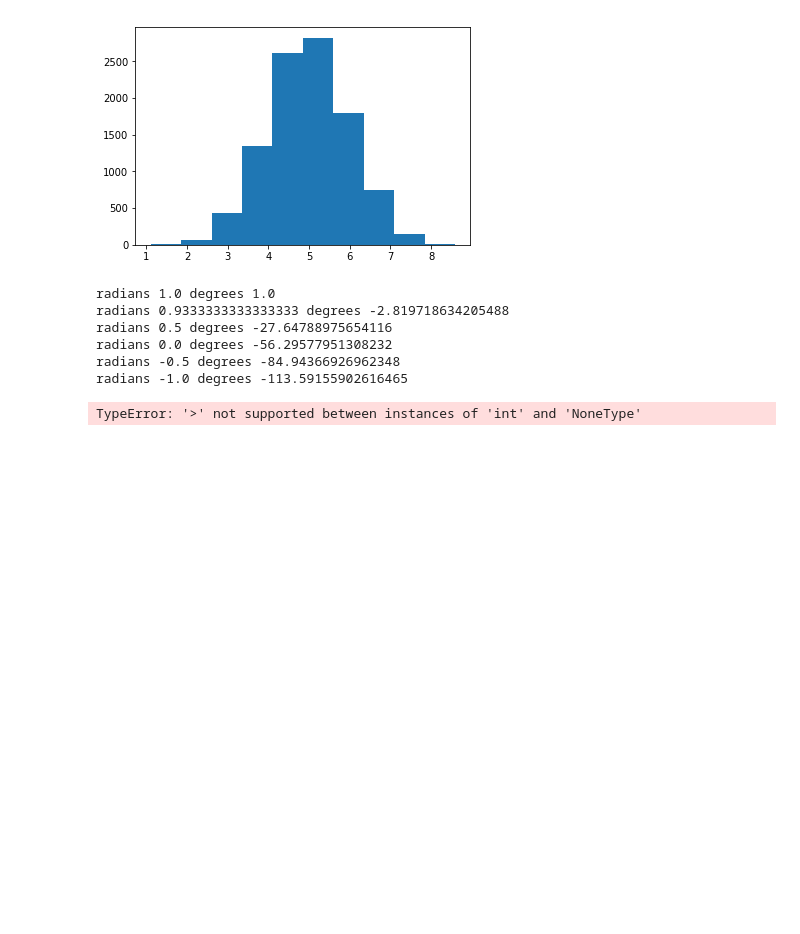
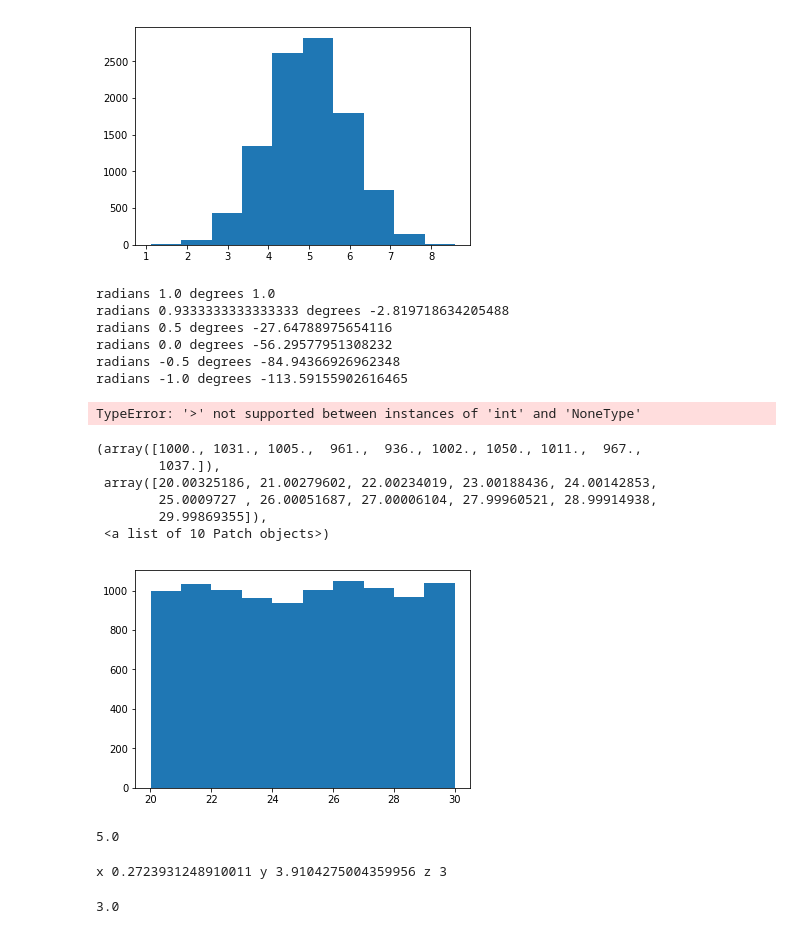
Before and after one commit to 11027649/ABM_project, a Jupyter notebook: docs/pedestrian_tryout_parts.ipynb, the cells around one changed output. Drawn from its saved outputs; the diff is of its cells as text; code cells hidden in the pictures; blank space fills up the shorter version.

Commit message:
the pedestrians walk!

```diff
--- a/docs/pedestrian_tryout_parts.ipynb
+++ b/docs/pedestrian_tryout_parts.ipynb
@@ -329,3 +329,35 @@ print([dist_wall([18], 200), dist_wall([18], 160)])
 print([dist_wall([28], 340), dist_wall([28], 380), dist_wall([28], 20)])
 print([dist_wall([28], 90), dist_wall([28], 180), dist_wall([28], 270), dist_wall([28], 360)])
 print([dist_wall([12], 90), dist_wall([12], 180), dist_wall([12], 270), dist_wall([12], 360)])
+# %%
+plt.hist([random.uniform(20,30) for i in range(10000)])
+# %% [output]
+(array([1000., 1031., 1005.,  961.,  936., 1002., 1050., 1011.,  967.,
+        1037.]),
+ array([20.00325186, 21.00279602, 22.00234019, 23.00188436, 24.00142853,
+        25.0009727 , 26.00051687, 27.00006104, 27.99960521, 28.99914938,
+        29.99869355]),
+ <a list of 10 Patch objects>)
+[figure, added]
+# %%
+math.sqrt(4**2+3**2)
+# %% [output]
+5.0
+# %%
+# pedestrians position
+pos = [1,1]
+# Target position
+targ = [0,5]
+# Distance in x and y coordinates to the target
+dist_diff = [targ[0]-pos[0], targ[1]-pos[1]]
+# Distance to target
+dist = math.sqrt(dist_diff[0]**2+dist_diff[1]**2)
+# Vision range
+proj = 3
+# Ratio of distance and projection
+ratio = proj/dist
+print('x', pos[0]+(ratio*dist_diff[0]), 'y', pos[1]+(ratio*dist_diff[1]), 'z', proj)
+math.sqrt((ratio*dist_diff[0])**2+(ratio*dist_diff[1])**2)
+# %% [output]
+x 0.2723931248910011 y 3.9104275004359956 z 3
+3.0
```
Also changed, not shown: parts of 1 cell of this notebook, 2 other files.
